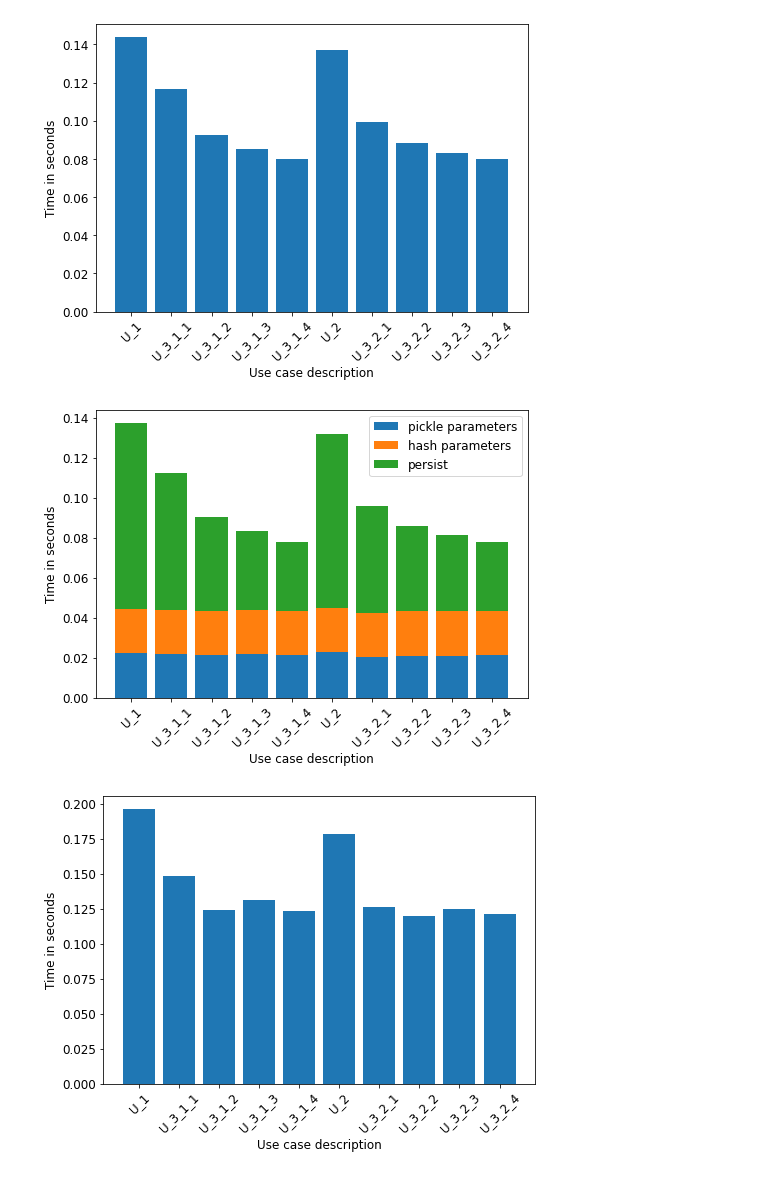
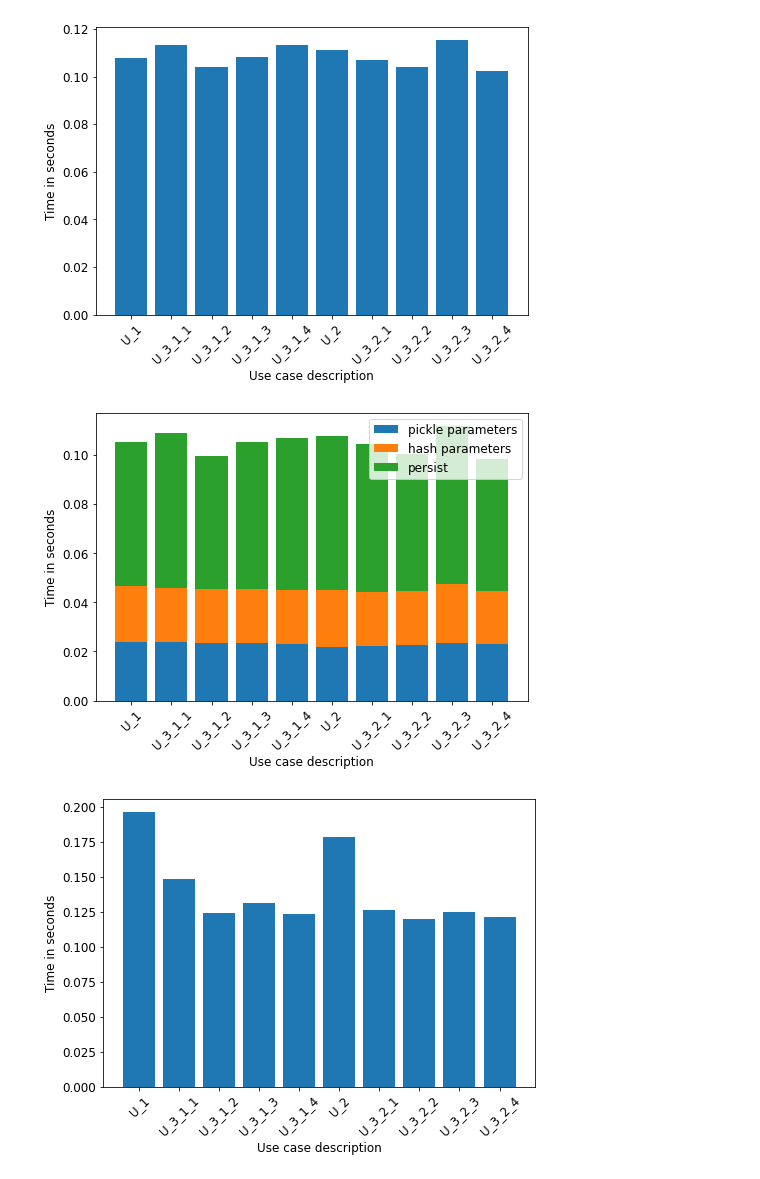
Before and after one commit to slin96/master-thesis, a Jupyter notebook: experiments/plots/baseline_save_recover_times.ipynb, the cells around one changed output. Drawn from its saved outputs; the diff is of its cells as text; code cells hidden in the pictures.

```diff
--- a/experiments/plots/baseline_save_recover_times.ipynb
+++ b/experiments/plots/baseline_save_recover_times.ipynb
@@ -2,7 +2,8 @@
 from experiments.evaluation_flow.shared import GOOGLENET, RESNET_152, MOBILENET, RESNET_18, RESNET_50, PARAM_UPDATE, PARAM_UPDATE_IMPROVED, PROVENANCE
 from experiments.plots.util import *
 # %%
-ROOT_LOG_DIR = '../evaluation_flow/evaluation-flow-results/results'
+# ROOT_LOG_DIR = '../evaluation_flow/evaluation-flow-results/results'
+ROOT_LOG_DIR = '/Users/nils/Downloads/log-dir'
 VERSION = 'version'
 FINE_TUNED = 'fine-tuned'
 OUTDOOR = 'outdoor'
@@ -59,7 +60,3 @@ def plot_median_detailed_recover_times(data, save_path=None, ignore_check_env=Fa
     plot_data = np.array(transformed_data).T
 
     plot_detailed_times(plot_data, labels, x_labels, save_path)
-# %%
-def plot_median_high_level_save_time(metas, save_path=None, ignore_use_cases=[], y_min_max=None):
-    agg = aggregate_fields(metas, aggregate='median', field_key=HIGH_LEVEL_SAVE_TIMES)
-    plot_time_one_model(agg[HIGH_LEVEL_SAVE_TIMES], save_path, ignore_use_cases, y_min_max)
@@ -70,15 +63,15 @@ def plot_median_high_level_recover_time(metas, save_path=None, ignore_use_cases=
 # %%
 # BASELINE SAVE TIMES
 # %%
-data = filter_meta(times, model=MOBILENET, approach=BASELINE, snapshot_type=VERSION, snapshot_dist=OUTDOOR)
+data = filter_meta(times, model=MOBILENET, approach=BASELINE, snapshot_type=VERSION, snapshot_dist=FOOD)
 plot_median_high_level_save_time(data, save_path='./saved-plots/baseline/mobilenet-save-time-version-food')
 
 median_detailed_save = median_detailed_save_times(data)
 plot_median_detailed_save_times(median_detailed_save,
                                 save_path='./saved-plots/baseline/detailed-mobilenet-save-time-version-food')
 # %% [output]
-[figure, old version]
+[figure, new version]
-[figure, old version]
+[figure, new version]
 # %%
 data = filter_meta(times, model=GOOGLENET, approach=BASELINE, snapshot_type=VERSION, snapshot_dist=OUTDOOR)
 plot_median_high_level_save_time(data, save_path='./saved-plots/baseline/googlenet-save-time-version-food')
```
Also changed, not shown: parts of 1 cell of this notebook, 2 other files.
